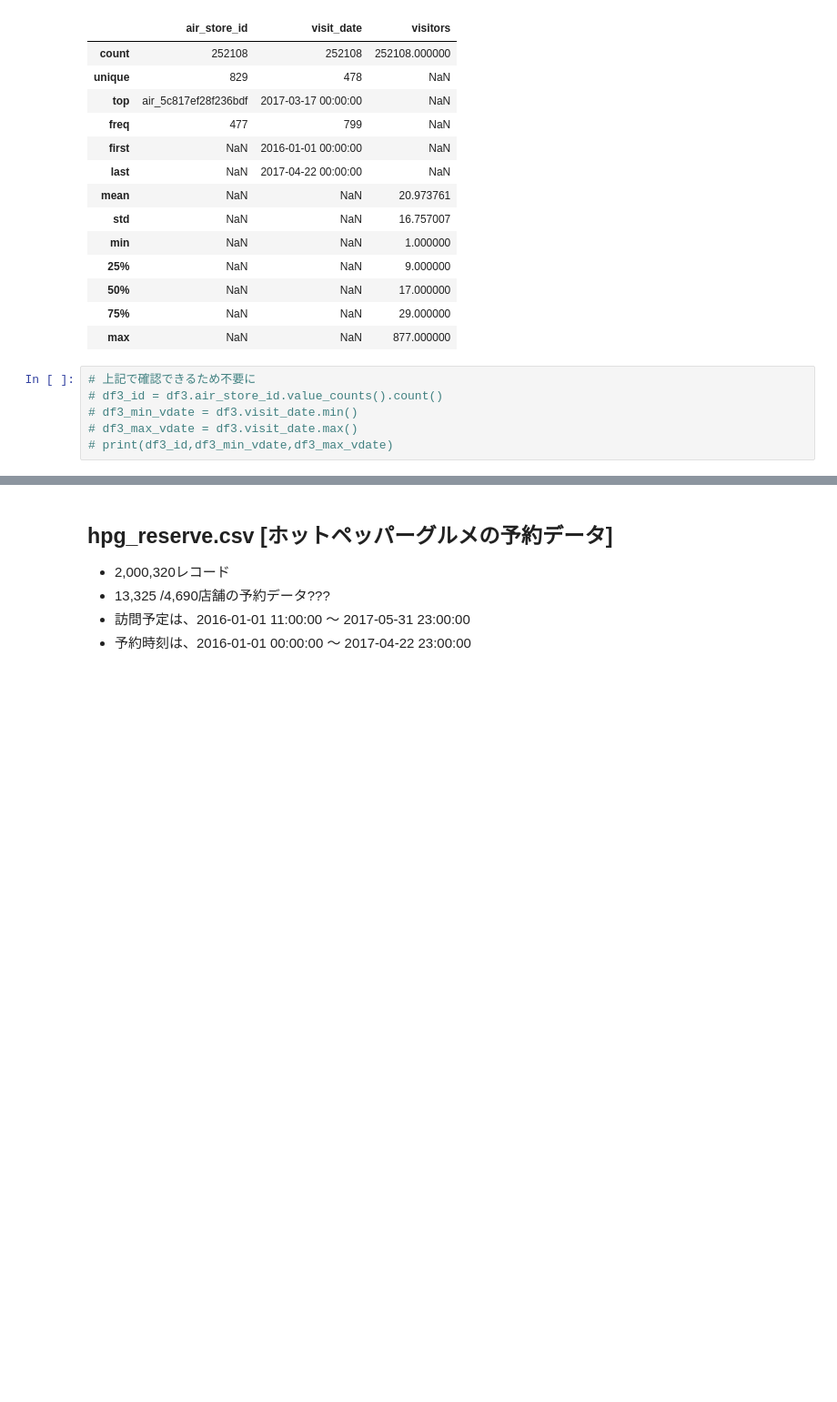
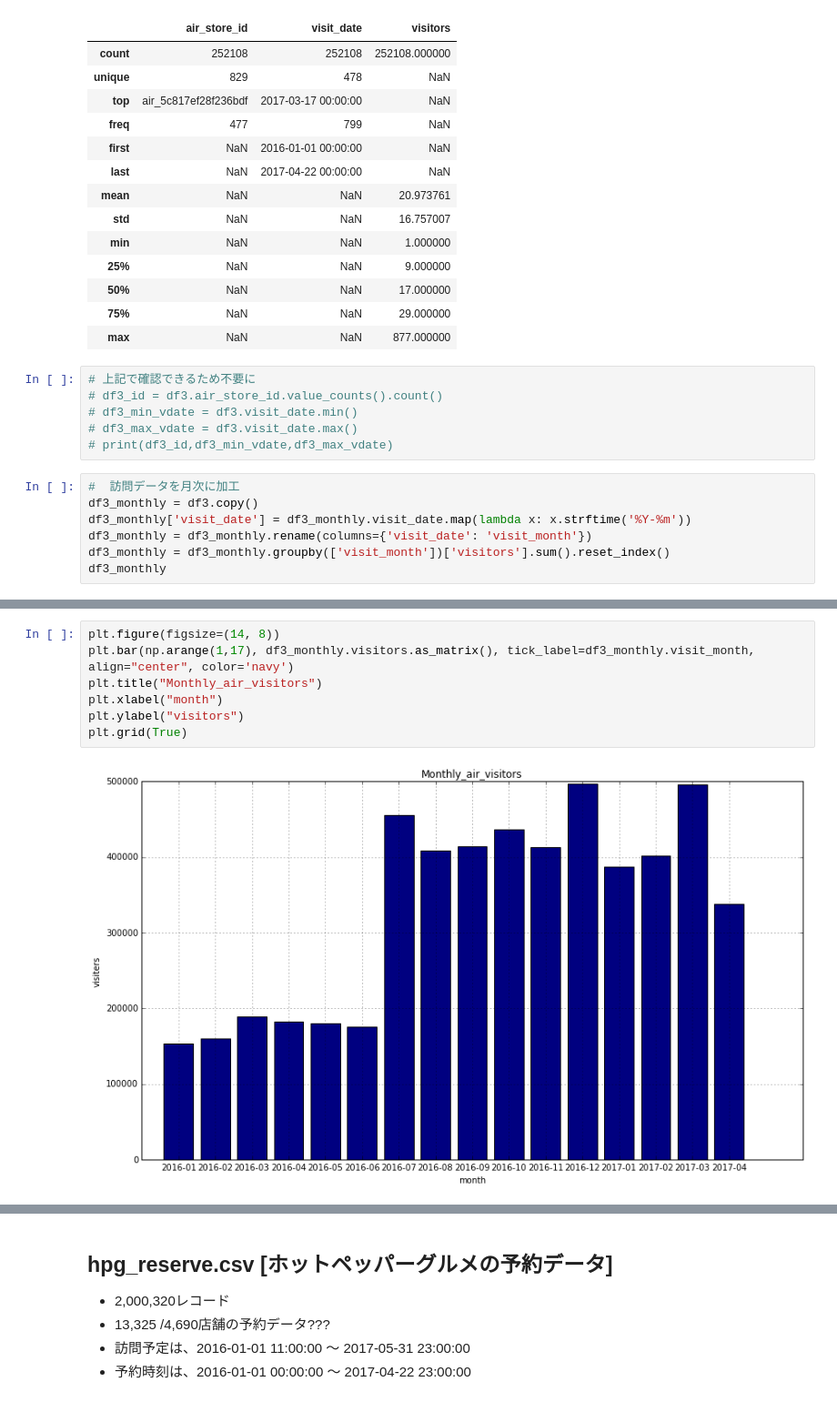
Before and after one commit to selectfromwhere/Restaurant_Visitor_Forecasting, a Jupyter notebook: check_data.ipynb, the cells around one changed output, grey strips where cells are left out. Shown: that part at 91% size. Drawn from its saved outputs; the diff is of its cells as text; blank space fills up the shorter version.

```diff
--- a/check_data.ipynb
+++ b/check_data.ipynb
@@ -315,3 +315,10 @@ df3.describe(include='all')
 # df3_min_vdate = df3.visit_date.min()
 # df3_max_vdate = df3.visit_date.max()
 # print(df3_id,df3_min_vdate,df3_max_vdate)
+# %%
+#  訪問データを月次に加工
+df3_monthly = df3.copy()
+df3_monthly['visit_date'] = df3_monthly.visit_date.map(lambda x: x.strftime('%Y-%m'))
+df3_monthly = df3_monthly.rename(columns={'visit_date': 'visit_month'})
+df3_monthly = df3_monthly.groupby(['visit_month'])['visitors'].sum().reset_index()
+df3_monthly
@@ -317,0 +343,9 @@ df3.describe(include='all')
+# %%
+plt.figure(figsize=(14, 8))
+plt.bar(np.arange(1,17), df3_monthly.visitors.as_matrix(), tick_label=df3_monthly.visit_month, align="center", color='navy')
+plt.title("Monthly_air_visitors")
+plt.xlabel("month")
+plt.ylabel("visitors")
+plt.grid(True)
+# %% [output]
+[figure, added]
```
Also changed, not shown: parts of 12 cells of this notebook.
